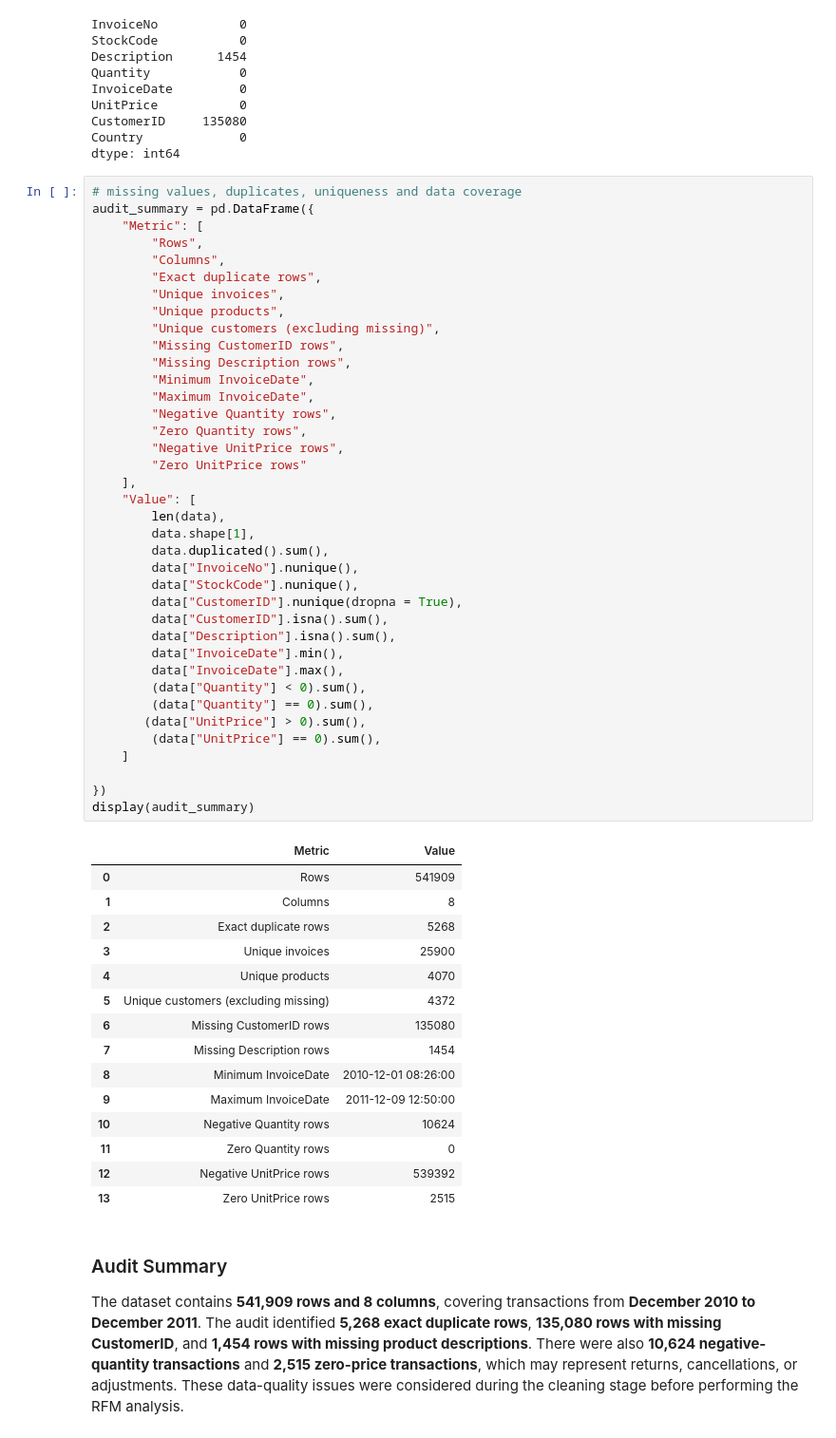
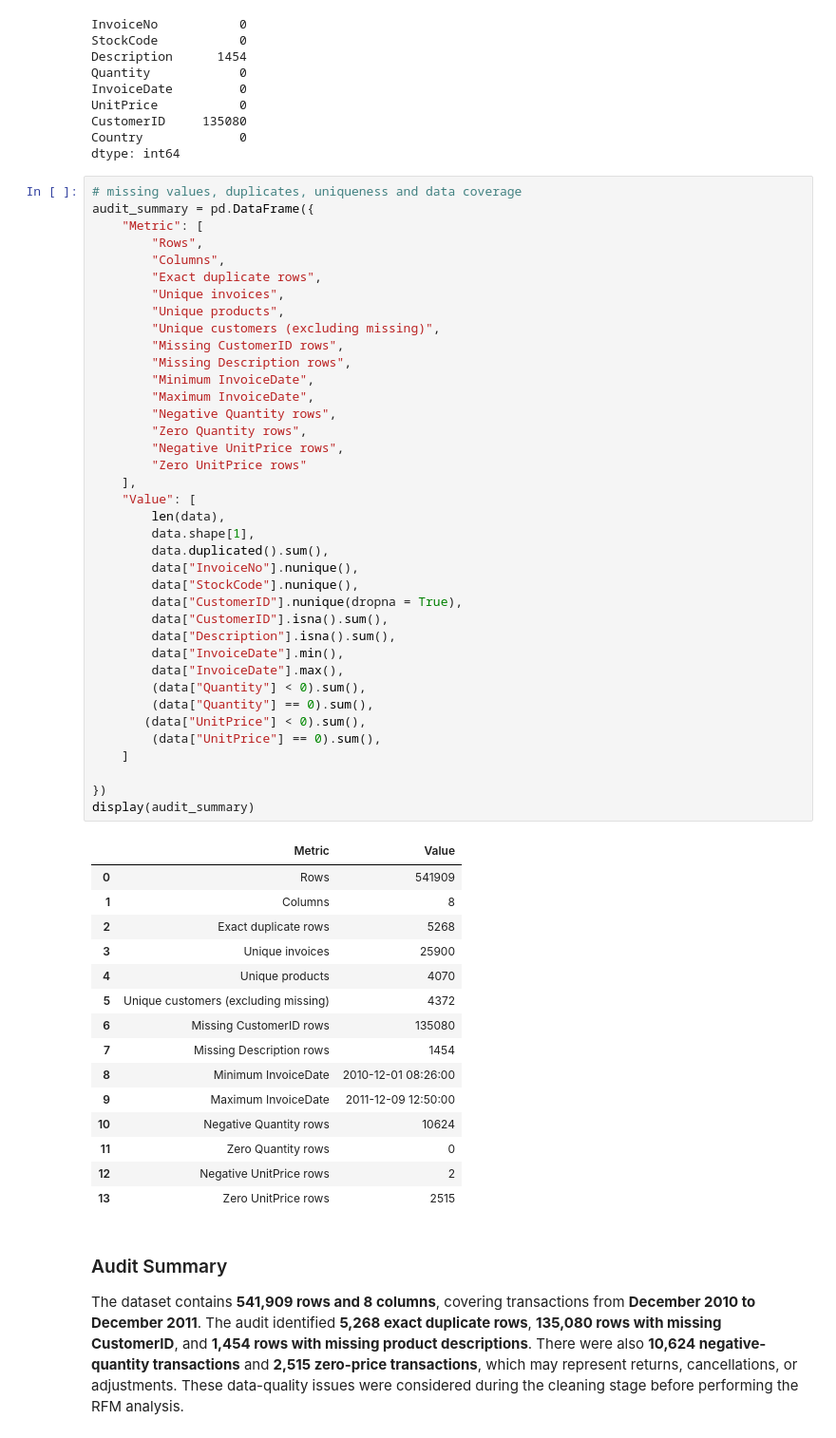
Before and after one commit to CodeWithNafisat/OIBSIP, a Jupyter notebook: DataAnalytics_L1_CustomerSegmentation/CustomerSegmentation.ipynb, the cells around one changed output. Shown at 95% size. Cells and saved outputs as stored; diff of their text form.

```diff
--- a/DataAnalytics_L1_CustomerSegmentation/CustomerSegmentation.ipynb
+++ b/DataAnalytics_L1_CustomerSegmentation/CustomerSegmentation.ipynb
@@ -106,35 +105,35 @@ audit_summary = pd.DataFrame({
         data.shape[1],
         data.duplicated().sum(),
         data["InvoiceNo"].nunique(),
         data["StockCode"].nunique(),
         data["CustomerID"].nunique(dropna = True),
         data["CustomerID"].isna().sum(),
         data["Description"].isna().sum(),
         data["InvoiceDate"].min(),
         data["InvoiceDate"].max(),
         (data["Quantity"] < 0).sum(),
         (data["Quantity"] == 0).sum(),
-       (data["UnitPrice"] > 0).sum(),
+       (data["UnitPrice"] < 0).sum(),
         (data["UnitPrice"] == 0).sum(),
     ]
 
 })
 display(audit_summary)
 # %% [output]
 |  | Metric | Value |
 | 0 | Rows | 541909 |
 | 1 | Columns | 8 |
 | 2 | Exact duplicate rows | 5268 |
 | 3 | Unique invoices | 25900 |
 | 4 | Unique products | 4070 |
 | 5 | Unique customers (excluding missing) | 4372 |
 | 6 | Missing CustomerID rows | 135080 |
 | 7 | Missing Description rows | 1454 |
 | 8 | Minimum InvoiceDate | 2010-12-01 08:26:00 |
 | 9 | Maximum InvoiceDate | 2011-12-09 12:50:00 |
 | 10 | Negative Quantity rows | 10624 |
 | 11 | Zero Quantity rows | 0 |
-| 12 | Negative UnitPrice rows | 539392 |
+| 12 | Negative UnitPrice rows | 2 |
 | 13 | Zero UnitPrice rows | 2515 |
 # %% [markdown]
 ### Audit Summary
```
Also changed, not shown: parts of 37 cells of this notebook, 1 other file.
